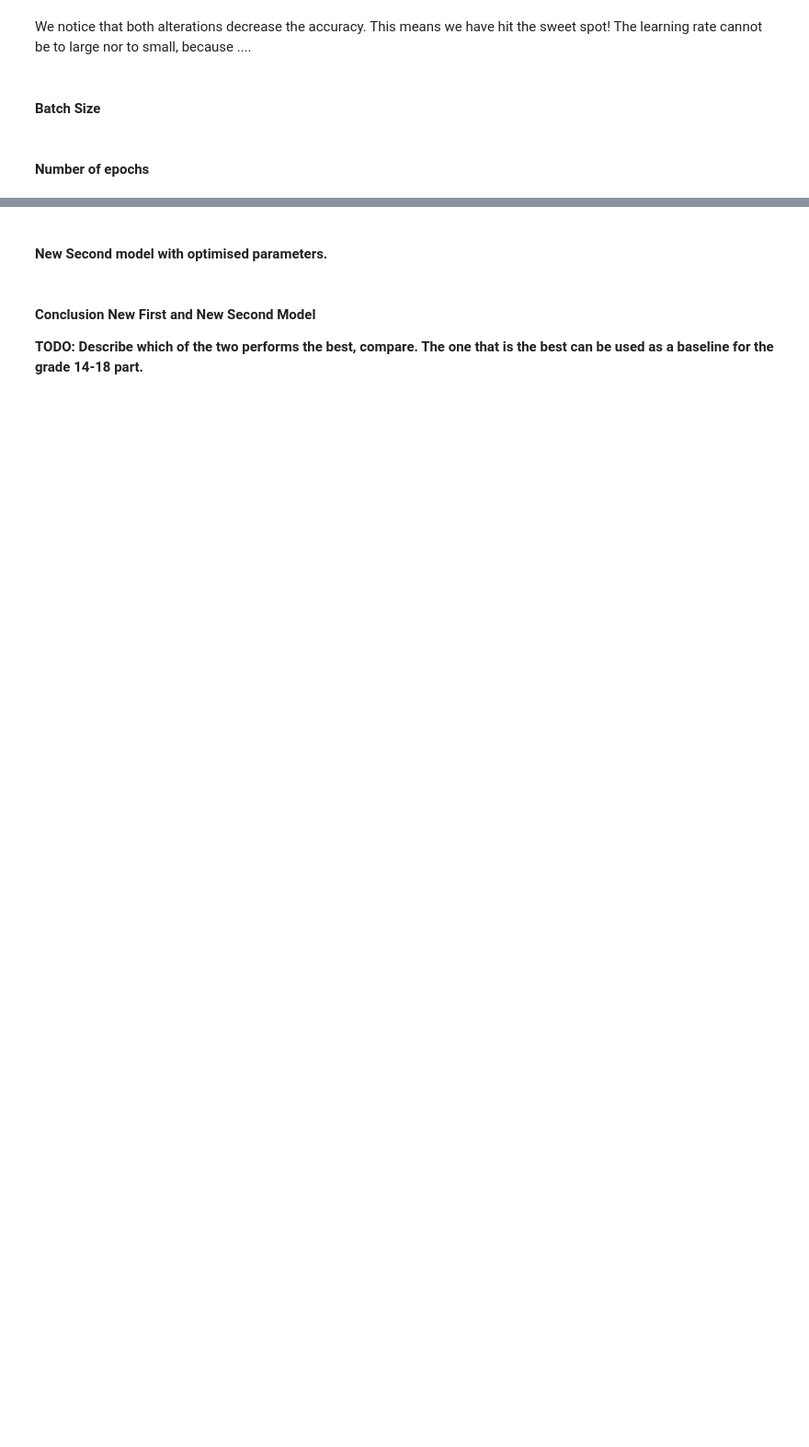
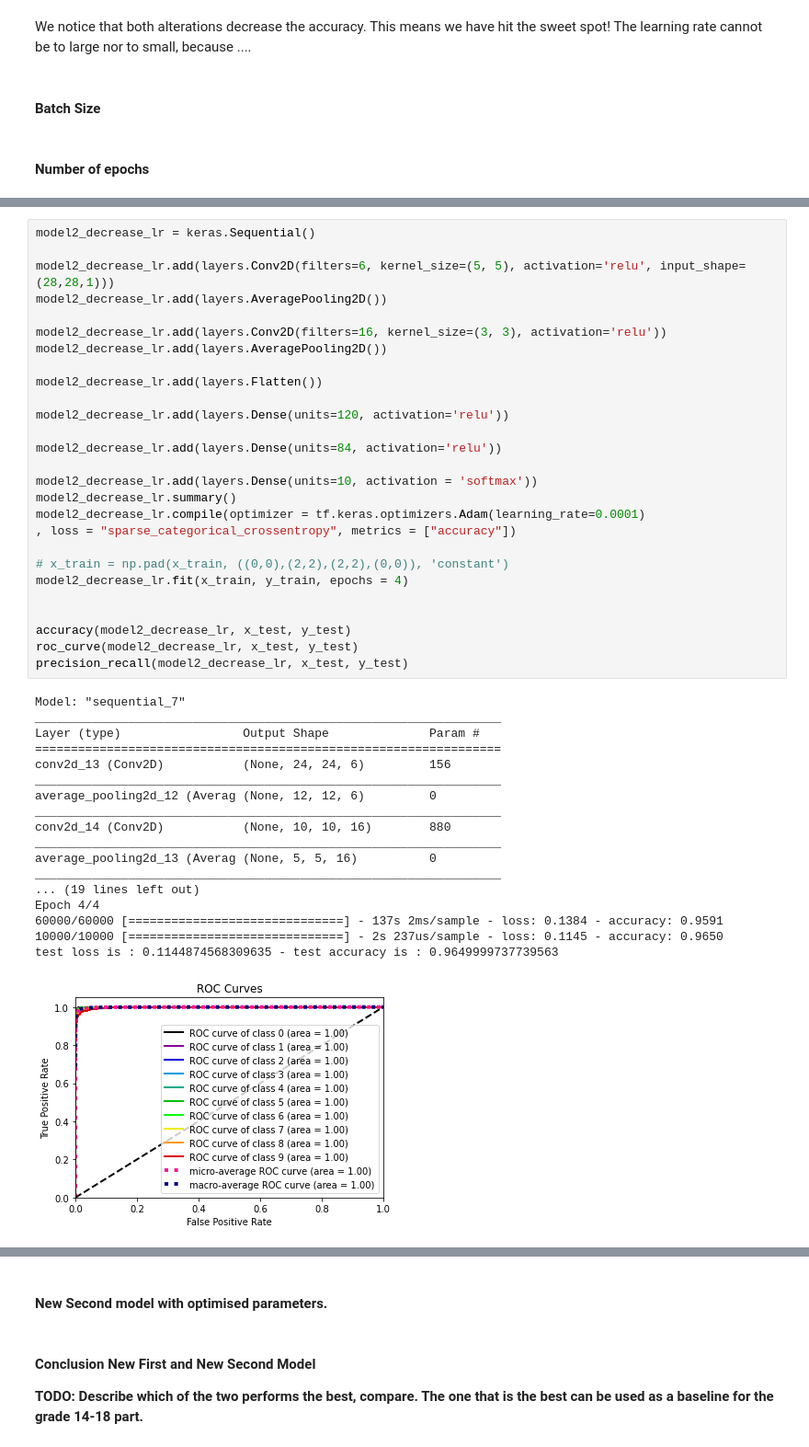
Before and after one commit to Adrieennn/CNN, a Jupyter notebook: NN.ipynb, the cells around one changed output, grey strips where cells are left out. Shown at 92% size. Saved outputs shown, nothing was run; the diff lists cells and outputs as text; blank space fills up the shorter version.

Commit message:
comparism with kernel size paratemers for model 2

```diff
--- a/NN.ipynb
+++ b/NN.ipynb
@@ -312,0 +329,46 @@ We notice that both alterations decrease the accuracy. This means we have hit th
+# %%
+model2_decrease_lr = keras.Sequential()
+
+model2_decrease_lr.add(layers.Conv2D(filters=6, kernel_size=(5, 5), activation='relu', input_shape=(28,28,1)))
+model2_decrease_lr.add(layers.AveragePooling2D())
+
+model2_decrease_lr.add(layers.Conv2D(filters=16, kernel_size=(3, 3), activation='relu'))
+model2_decrease_lr.add(layers.AveragePooling2D())
+
+model2_decrease_lr.add(layers.Flatten())
+
+model2_decrease_lr.add(layers.Dense(units=120, activation='relu'))
+
+model2_decrease_lr.add(layers.Dense(units=84, activation='relu'))
+
+model2_decrease_lr.add(layers.Dense(units=10, activation = 'softmax'))
+model2_decrease_lr.summary()
+model2_decrease_lr.compile(optimizer = tf.keras.optimizers.Adam(learning_rate=0.0001)
+, loss = "sparse_categorical_crossentropy", metrics = ["accuracy"])
+
+# x_train = np.pad(x_train, ((0,0),(2,2),(2,2),(0,0)), 'constant')
+model2_decrease_lr.fit(x_train, y_train, epochs = 4)
+
+
+accuracy(model2_decrease_lr, x_test, y_test)
+roc_curve(model2_decrease_lr, x_test, y_test)
+precision_recall(model2_decrease_lr, x_test, y_test)
+# %% [output]
+Model: "sequential_7"
+_________________________________________________________________
+Layer (type)                 Output Shape              Param #
+=================================================================
+conv2d_13 (Conv2D)           (None, 24, 24, 6)         156
+_________________________________________________________________
+average_pooling2d_12 (Averag (None, 12, 12, 6)         0
+_________________________________________________________________
+conv2d_14 (Conv2D)           (None, 10, 10, 16)        880
+_________________________________________________________________
+average_pooling2d_13 (Averag (None, 5, 5, 16)          0
+_________________________________________________________________
+... (19 lines left out)
+Epoch 4/4
+60000/60000 [==============================] - 137s 2ms/sample - loss: 0.1384 - accuracy: 0.9591
+10000/10000 [==============================] - 2s 237us/sample - loss: 0.1145 - accuracy: 0.9650
+test loss is : 0.1144874568309635 - test accuracy is : 0.9649999737739563
+[figure, added]
```
Also changed, not shown: parts of 11 cells of this notebook.
